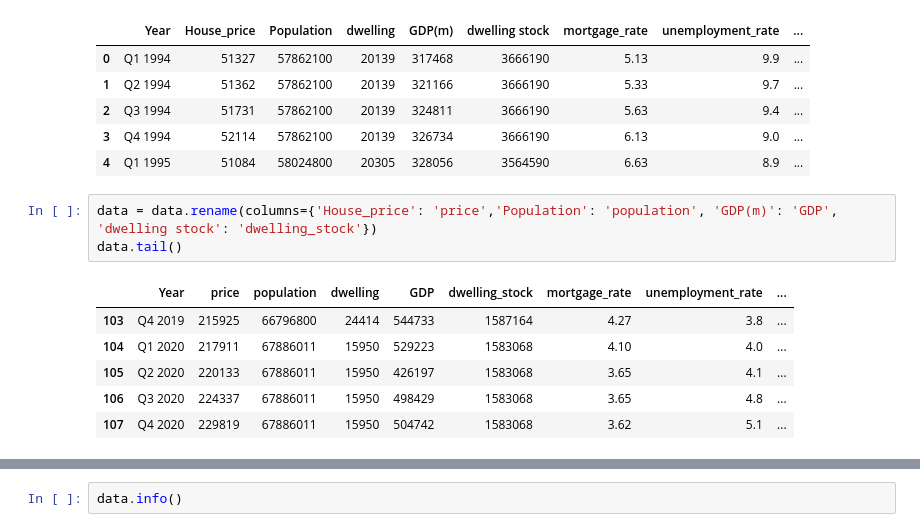
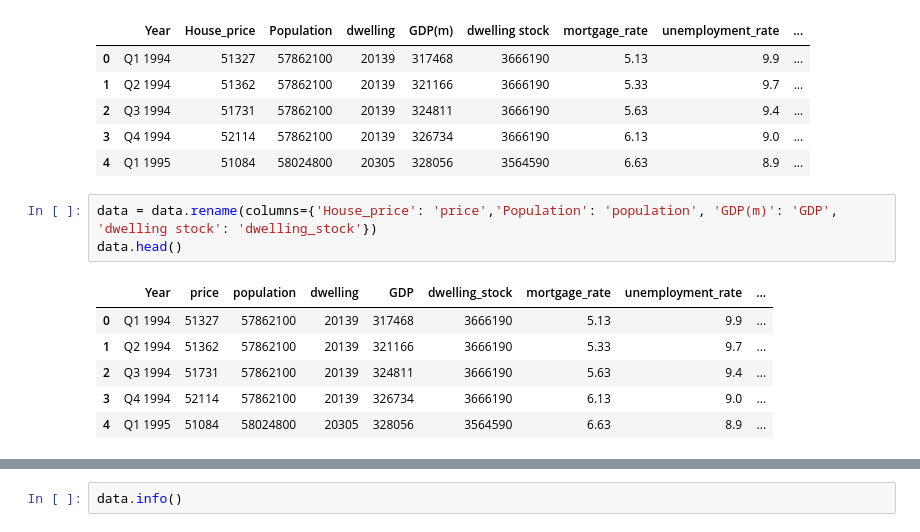
Before and after one commit to TTonsss/DSSS, a Jupyter notebook: assessment.ipynb, the cells around one changed output, grey strips where cells are left out. Cells and saved outputs as stored; diff of their text form.

```diff
--- a/assessment.ipynb
+++ b/assessment.ipynb
@@ -36,11 +36,11 @@ data.head()
 | 4 | Q1 1995 | 51084 | 58024800 | 20305 | 328056 | 3564590 | 6.63 | 8.9 | ... |
 # %%
 data = data.rename(columns={'House_price': 'price','Population': 'population', 'GDP(m)': 'GDP', 'dwelling stock': 'dwelling_stock'})
-data.tail()
+data.head()
 # %% [output]
 |  | Year | price | population | dwelling | GDP | dwelling_stock | mortgage_rate | unemployment_rate | ... |
-| 103 | Q4 2019 | 215925 | 66796800 | 24414 | 544733 | 1587164 | 4.27 | 3.8 | ... |
-| 104 | Q1 2020 | 217911 | 67886011 | 15950 | 529223 | 1583068 | 4.10 | 4.0 | ... |
-| 105 | Q2 2020 | 220133 | 67886011 | 15950 | 426197 | 1583068 | 3.65 | 4.1 | ... |
-| 106 | Q3 2020 | 224337 | 67886011 | 15950 | 498429 | 1583068 | 3.65 | 4.8 | ... |
-| 107 | Q4 2020 | 229819 | 67886011 | 15950 | 504742 | 1583068 | 3.62 | 5.1 | ... |
+| 0 | Q1 1994 | 51327 | 57862100 | 20139 | 317468 | 3666190 | 5.13 | 9.9 | ... |
+| 1 | Q2 1994 | 51362 | 57862100 | 20139 | 321166 | 3666190 | 5.33 | 9.7 | ... |
+| 2 | Q3 1994 | 51731 | 57862100 | 20139 | 324811 | 3666190 | 5.63 | 9.4 | ... |
+| 3 | Q4 1994 | 52114 | 57862100 | 20139 | 326734 | 3666190 | 6.13 | 9.0 | ... |
+| 4 | Q1 1995 | 51084 | 58024800 | 20305 | 328056 | 3564590 | 6.63 | 8.9 | ... |
```
Also changed, not shown: parts of 32 cells of this notebook.
